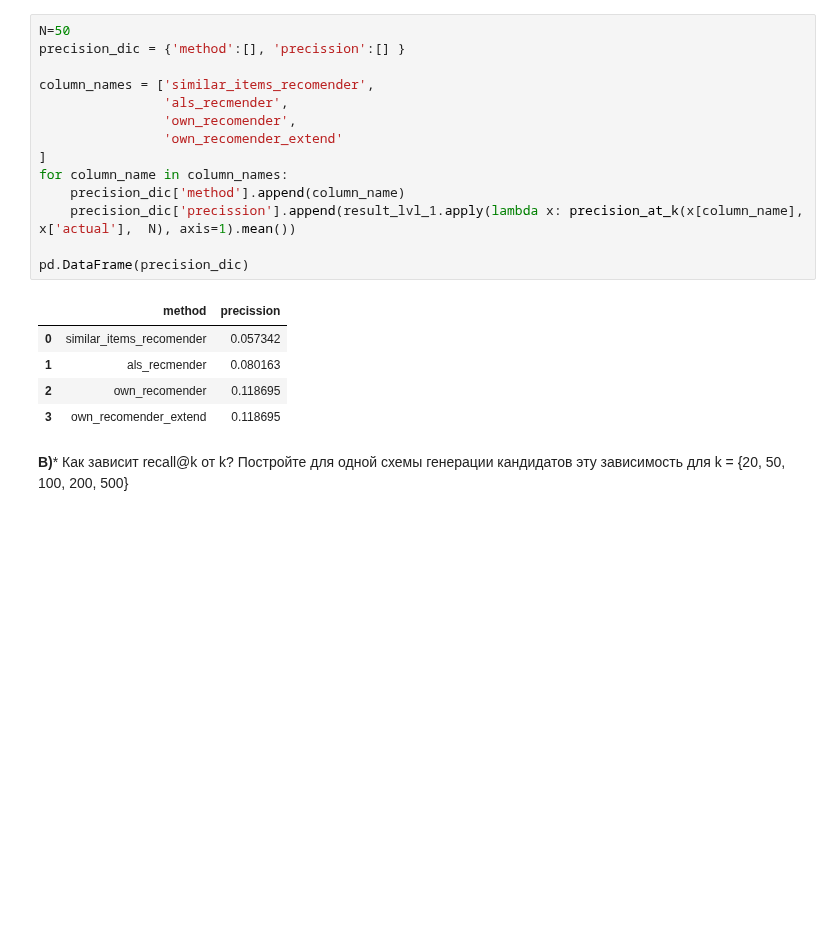
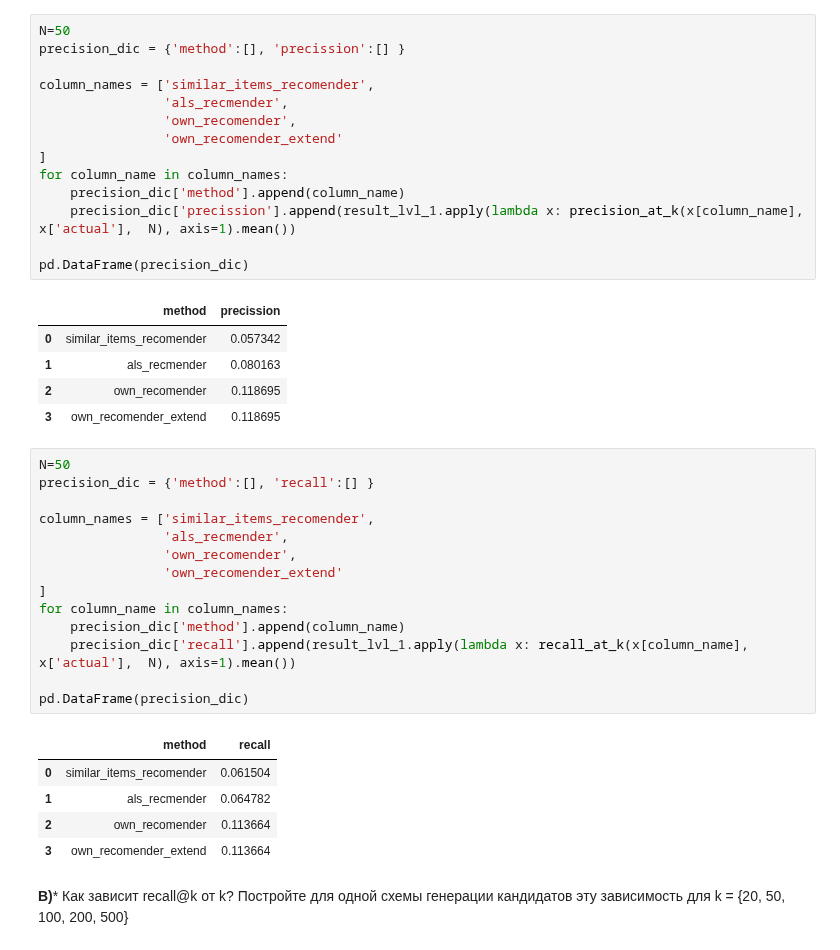
Before and after one commit to evelisko/GB_RegSys, a Jupyter notebook: Lesson_6/HW_RS_Lesson_6.ipynb, the cells around one changed output. Saved outputs shown, nothing was run; the diff lists cells and outputs as text; blank space fills up the shorter version.

```diff
--- a/Lesson_6/HW_RS_Lesson_6.ipynb
+++ b/Lesson_6/HW_RS_Lesson_6.ipynb
@@ -166,6 +166,26 @@ pd.DataFrame(precision_dic)
 | 1 | als_recmender | 0.080163 |
 | 2 | own_recomender | 0.118695 |
 | 3 | own_recomender_extend | 0.118695 |
+# %%
+N=50
+precision_dic = {'method':[], 'recall':[] }
+
+column_names = ['similar_items_recomender',
+                'als_recmender',
+                'own_recomender',
+                'own_recomender_extend'
+]
+for column_name in column_names:
+    precision_dic['method'].append(column_name)
+    precision_dic['recall'].append(result_lvl_1.apply(lambda x: recall_at_k(x[column_name], x['actual'],  N), axis=1).mean())
+
+pd.DataFrame(precision_dic)
+# %% [output]
+|  | method | recall |
+| 0 | similar_items_recomender | 0.061504 |
+| 1 | als_recmender | 0.064782 |
+| 2 | own_recomender | 0.113664 |
+| 3 | own_recomender_extend | 0.113664 |
 # %% [markdown]
 **B)**\* Как зависит recall@k от k? Постройте для одной схемы генерации кандидатов эту зависимость для k = {20, 50, 100, 200, 500}
 # %%
```
Also changed, not shown: parts of 23 cells of this notebook.
